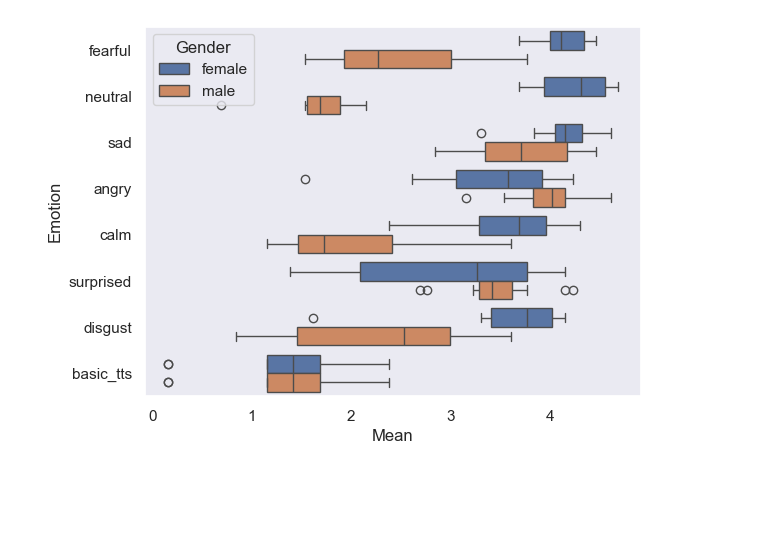
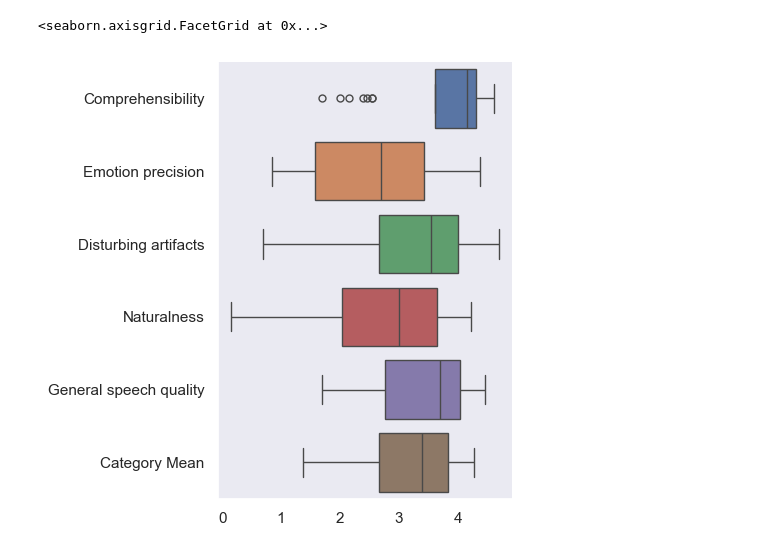
Before and after one commit to LeanderVonSeelstrang/TTS, a Jupyter notebook: survey/make_plots.ipynb, the cells around one changed output. Drawn from its saved outputs; the diff is of its cells as text; code cells hidden in the pictures; blank space fills up the shorter version.

```diff
--- a/survey/make_plots.ipynb
+++ b/survey/make_plots.ipynb
@@ -265,7 +159,11 @@ sns.set_style("dark")
+# %%
+sns.catplot(data=combined_df['Mean'], kind="box", orient="h")
+# %% [output]
+<seaborn.axisgrid.FacetGrid at 0x...>
+[figure, added]
 # %%
-hue_order = ["female", "male"]
-# Create a horizontal boxplot using Seaborn
-sns.boxplot(x=combined_df['Mean'], y=combined_df['Emotion'], hue=combined_df['Gender'], order=order, orient='h')
-plt.show()
+#hue_order = ["female", "male"]
+#sns.boxplot(x=combined_df['Mean'], y=reset_combined_df['Emotion'], hue=reset_combined_df['Gender'], order=order, orient='h')
+#plt.show()
+#sns.boxplot(x=combined_df['Mean'], y=combined_df['Emotion'], order=order, orient='h')
+#plt.show()
-# %% [output]
-[figure, removed]
```
Also changed, not shown: parts of 26 cells of this notebook, 2 other files.
